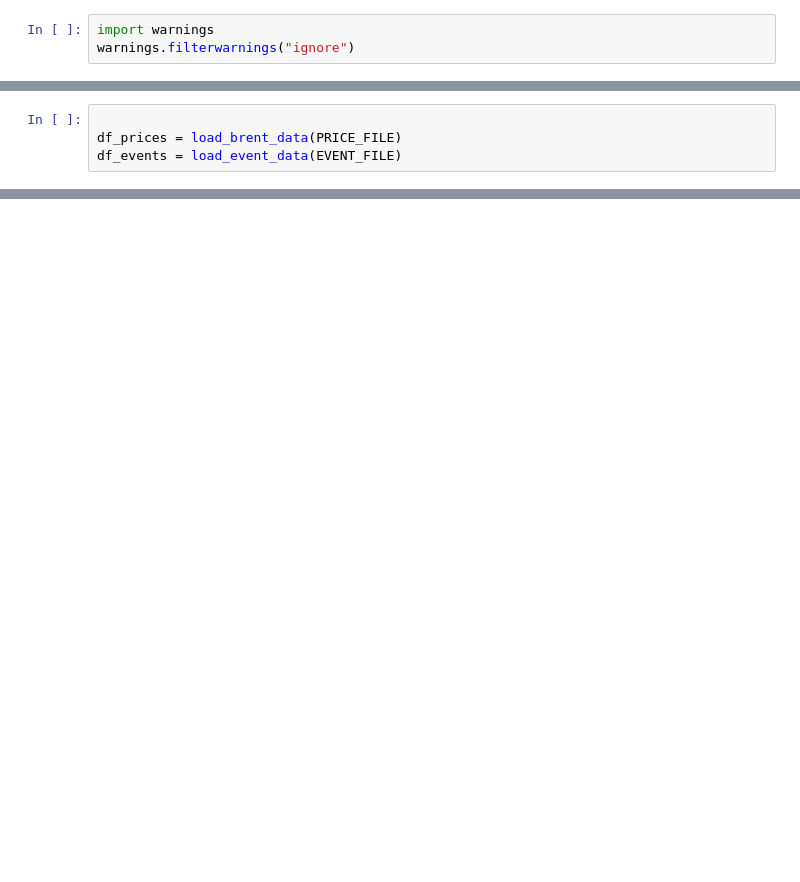
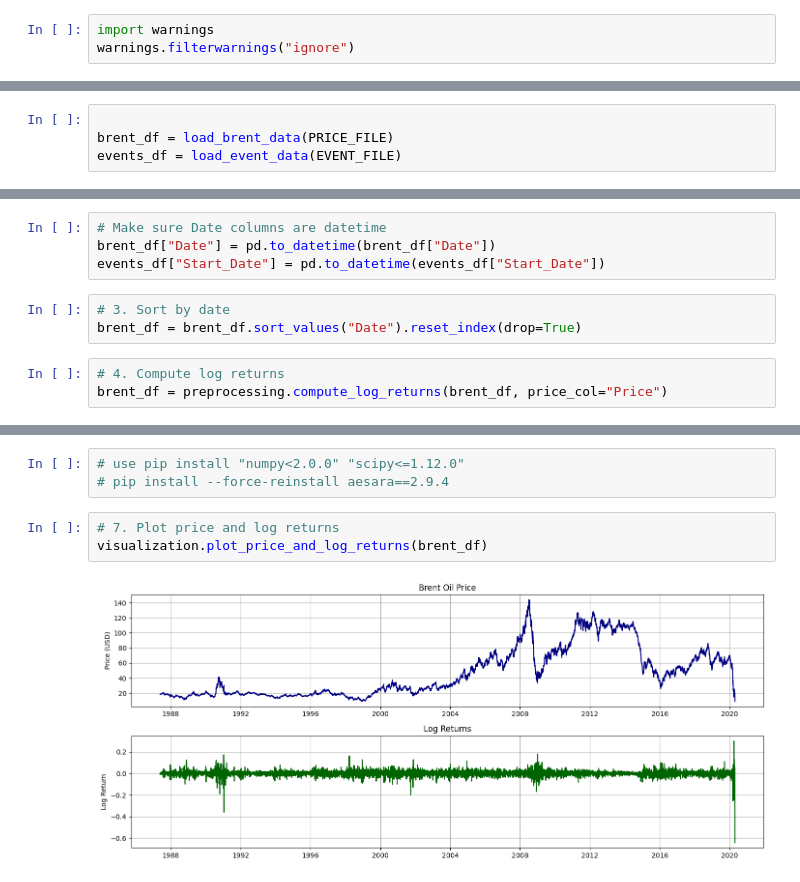
Before and after one commit to NuryeNigusMekonen/Change-point-analysis-and-statistical-modelling-of-time-series-data, a Jupyter notebook: notebook/loading_eda.ipynb, the cells around one changed output, grey strips where cells are left out. Saved outputs shown, nothing was run; the diff lists cells and outputs as text; blank space fills up the shorter version.

```diff
--- a/notebook/loading_eda.ipynb
+++ b/notebook/loading_eda.ipynb
@@ -52,4 +46,4 @@ ImportError: cannot import name 'Tester' from 'numpy.testing' (/home/nurye/Deskt
 # %%
 
-df_prices = load_brent_data(PRICE_FILE)
-df_events = load_event_data(EVENT_FILE)
+brent_df = load_brent_data(PRICE_FILE)
+events_df = load_event_data(EVENT_FILE)
@@ -55,0 +53,10 @@ df_events = load_event_data(EVENT_FILE)
+# %%
+# Make sure Date columns are datetime
+brent_df["Date"] = pd.to_datetime(brent_df["Date"])
+events_df["Start_Date"] = pd.to_datetime(events_df["Start_Date"])
+# %%
+# 3. Sort by date
+brent_df = brent_df.sort_values("Date").reset_index(drop=True)
+# %%
+# 4. Compute log returns
+brent_df = preprocessing.compute_log_returns(brent_df, price_col="Price")
@@ -55,0 +77,8 @@ df_events = load_event_data(EVENT_FILE)
+# %%
+# use pip install "numpy<2.0.0" "scipy<=1.12.0"
+# pip install --force-reinstall aesara==2.9.4
+# %%
+# 7. Plot price and log returns
+visualization.plot_price_and_log_returns(brent_df)
+# %% [output]
+[figure, added]
```
Also changed, not shown: parts of 22 cells of this notebook, 4 other files.
